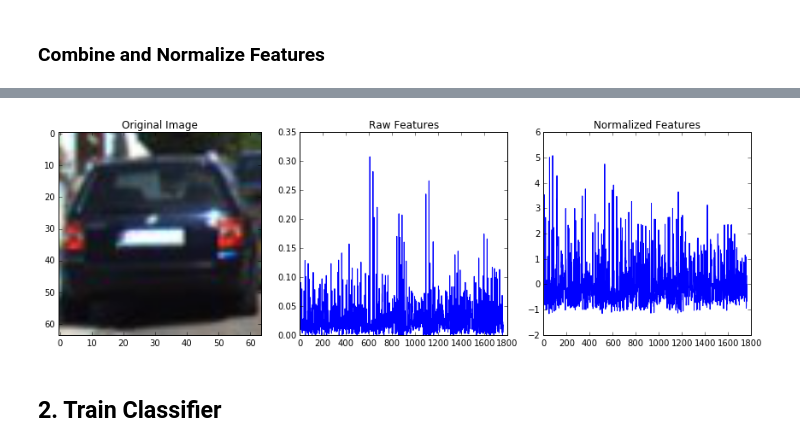
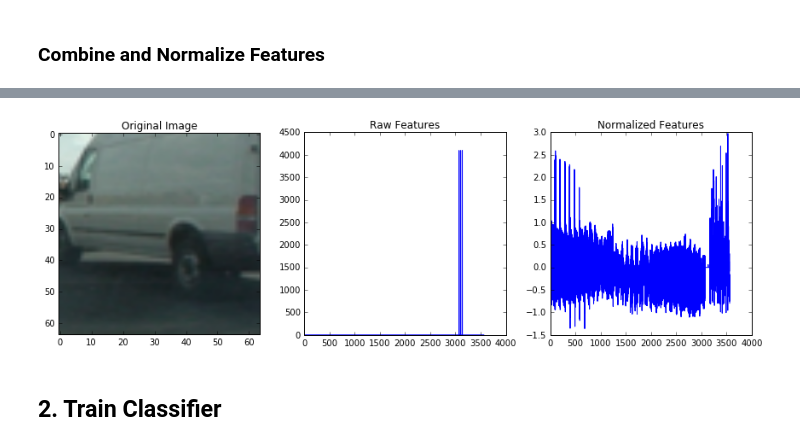
Before and after one commit to igaspard/CarND-Vehicle-Detection, a Jupyter notebook: vehicledetect.ipynb, the cells around one changed output, grey strips where cells are left out. Drawn from its saved outputs; the diff is of its cells as text; code cells hidden in the pictures.

```diff
--- a/vehicledetect.ipynb
+++ b/vehicledetect.ipynb
@@ -56,16 +56,20 @@ import glob
 # images are divided up into vehicles and non-vehicles
 
 cars = []
-for i in range(3):
-    images = glob.glob('vehicles_smallset/cars'+str(i)+'/*.jpeg')
-    for image in images:
-        cars.append(image)
+
+#for i in range(3):
+#images = glob.glob('vehicles_smallset/cars'+str(i)+'/*.jpeg')
+images = glob.glob('vehicles/**/*.png')
+for image in images:
+    cars.append(image)
 
 notcars = []
-for i in range(3):
-    images = glob.glob('non-vehicles_smallset/notcars'+str(i)+'/*.jpeg')
-    for image in images:
-        notcars.append(image)
+#for i in range(3):
+#images = glob.glob('non-vehicles_smallset/notcars'+str(i)+'/*.jpeg')
+images = glob.glob('non-vehicles/**/*.png')
+for image in images:
+    notcars.append(image)
+print('Num of Vehicles: ', len(cars), 'Num of Non-Vehicles: ', len(notcars))
 
 # Define a function to return some characteristics of the dataset
 def data_look(car_list, notcar_list):
@@ -164,6 +166,7 @@ plt.show()
 # %% [markdown]
 ### Combine and Normalize Features
 # %%
+import time
 from sklearn.preprocessing import StandardScaler
 
 # Define a function to compute binned color features
@@ -186,62 +189,68 @@ def color_hist(img, nbins=32, bins_range=(0, 256)):
 
 # Define a function to extract features from a list of images
 # Have this function call bin_spatial() and color_hist()
-def extract_features(imgs, cspace='RGB', orient=9,
-                        pix_per_cell=8, cell_per_block=2, hog_channel=0):
+def extract_features(imgs, color_space='RGB', spatial_size=(32, 32),
+                        hist_bins=32, orient=9,
+                        pix_per_cell=8, cell_per_block=2, hog_channel=0,
+                        spatial_feat=True, hist_feat=True, hog_feat=True):
     # Create a list to append feature vectors to
     features = []
     # Iterate through the list of images
     for file in imgs:
+        file_features = []
         # Read in each one by one
         image = mpimg.imread(file)
         # apply color conversion if other than 'RGB'
-        if cspace != 'RGB':
-            if cspace == 'HSV':
+        if color_space != 'RGB':
+            if color_space == 'HSV':
                 feature_image = cv2.cvtColor(image, cv2.COLOR_RGB2HSV)
-            elif cspace == 'LUV':
+            elif color_space == 'LUV':
                 feature_image = cv2.cvtColor(image, cv2.COLOR_RGB2LUV)
-            elif cspace == 'HLS':
+            elif color_space == 'HLS':
                 feature_image = cv2.cvtColor(image, cv2.COLOR_RGB2HLS)
-            elif cspace == 'YUV':
+            elif color_space == 'YUV':
                 feature_image = cv2.cvtColor(image, cv2.COLOR_RGB2YUV)
-            elif cspace == 'YCrCb':
+            elif color_space == 'YCrCb':
                 feature_image = cv2.cvtColor(image, cv2.COLOR_RGB2YCrCb)
         else: feature_image = np.copy(image)
 
+        if spatial_feat == True:
+            spatial_features = bin_spatial(feature_image, size=spatial_size)
+            file_features.append(spatial_features)
+        if hist_feat == True:
+            # Apply color_hist()
+            hist_features = color_hist(feature_image, nbins=hist_bins)
+            file_features.append(hist_features)
+        if hog_feat == True:
         # Call get_hog_features() with vis=False, feature_vec=True
-        if hog_channel == 'ALL':
-            hog_features = []
-            for channel in range(feature_image.shape[2]):
-                hog_features.append(get_hog_features(feature_image[:,:,channel],
-                                    orient, pix_per_cell, cell_per_block,
-                                    vis=False, feature_vec=True))
-            hog_features = np.ravel(hog_features)
-        else:
-            hog_features = get_hog_features(feature_image[:,:,hog_channel], orient,
-                        pix_per_cell, cell_per_block, vis=False, feature_vec=True)
-        # Append the new feature vector to the features list
-        features.append(hog_features)
+            if hog_channel == 'ALL':
+                hog_features = []
+                for channel in range(feature_image.shape[2]):
+                    hog_features.append(get_hog_features(feature_image[:,:,channel],
+                                        orient, pix_per_cell, cell_per_block,
+                                        vis=False, feature_vec=True))
+                hog_features = np.ravel(hog_features)
+            else:
+                hog_features = get_hog_features(feature_image[:,:,hog_channel], orient,
+                            pix_per_cell, cell_per_block, vis=False, feature_vec=True)
+            # Append the new feature vector to the features list
+            file_features.append(hog_features)
+        features.append(np.concatenate(file_features))
     # Return list of feature vectors
     return features
 
-# Reduce the sample size because HOG features are slow to compute
-# The quiz evaluator times out after 13s of CPU time
-#sample_size = 500
-#cars = cars[0:sample_size]
-#notcars = notcars[0:sample_size]
-
 ### TODO: Tweak these parameters and see how the results change.
-colorspace = 'HLS' # Can be RGB, HSV, LUV, HLS, YUV, YCrCb
-orient = 9
-pix_per_cell = 8
+colorspace = 'YUV' # Can be RGB, HSV, LUV, HLS, YUV, YCrCb
+orient = 11
+pix_per_cell = 16
 cell_per_block = 2
 hog_channel = 2 # Can be 0, 1, 2, or "ALL"
 
 t=time.time()
-car_features = extract_features(cars, cspace=colorspace, orient=orient,
+car_features = extract_features(cars, color_space=colorspace, orient=orient,
                         pix_per_cell=pix_per_cell, cell_per_block=cell_per_block,
                         hog_channel=hog_channel)
-notcar_features = extract_features(notcars, cspace=colorspace, orient=orient,
+notcar_features = extract_features(notcars, color_space=colorspace, orient=orient,
                         pix_per_cell=pix_per_cell, cell_per_block=cell_per_block,
                         hog_channel=hog_channel)
 t2 = time.time()
@@ -277,4 +284,4 @@ else:
-[figure, old version]
+[figure, new version]
 # %% [markdown]
 ## 2. Train Classifier
 # %%
```
Also changed, not shown: parts of 15 cells of this notebook.
